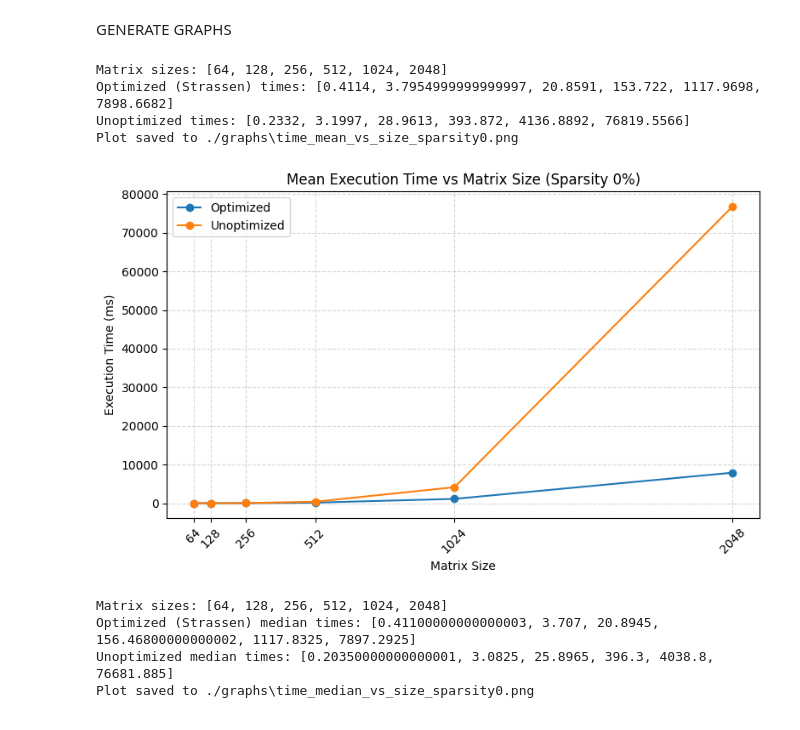
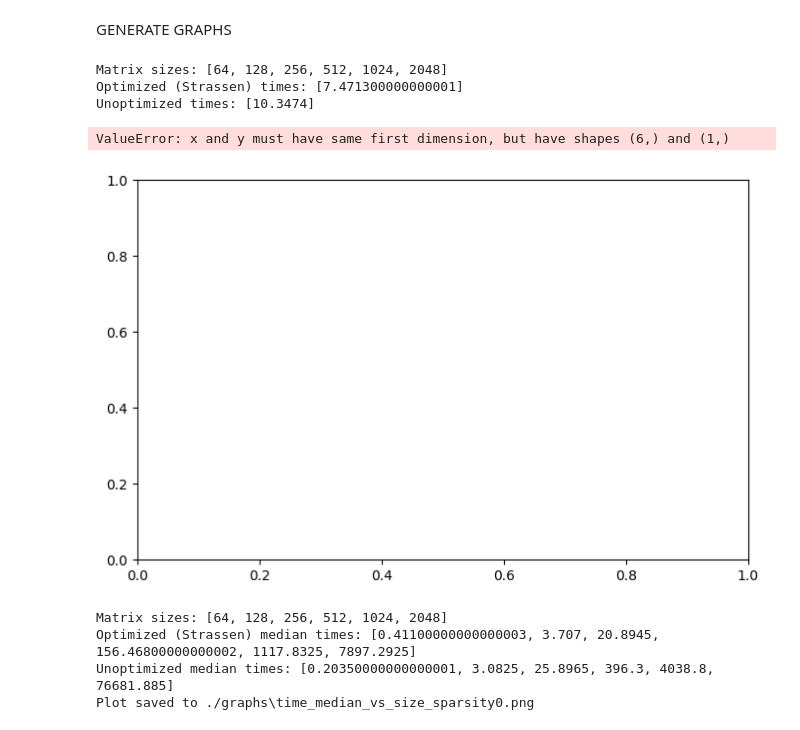
Before and after one commit to KaarloCaballero/Big_data-Task_2, a Jupyter notebook: process_data.ipynb, the cells around one changed output. Saved outputs shown, nothing was run; the diff lists cells and outputs as text; code cells hidden in the pictures.

```diff
--- a/process_data.ipynb
+++ b/process_data.ipynb
@@ -155,34 +149,34 @@ sparsities = [0, 50, 75, 90, 95]
 # %%
 # Filter for sparsity 0
 df_sparsity0 = agg_df[agg_df['sparse_level_percent'] == 0]
 
 # Sort by matrix size to ensure correct order
 df_sparsity0 = df_sparsity0.sort_values('matrix_size')
 
 # Extract execution times
-optimized_times = df_sparsity0[df_sparsity0['implementation'] == 'optimized-strassen']['execution_time_ms_mean'].tolist()
+optimized_times = df_sparsity0[df_sparsity0['implementation'] == 'optimized']['execution_time_ms_mean'].tolist()
 unoptimized_times = df_sparsity0[df_sparsity0['implementation'] == 'unoptimized']['execution_time_ms_mean'].tolist()
 
 # Print results
 print("Matrix sizes:", sizes)
 print("Optimized (Strassen) times:", optimized_times)
 print("Unoptimized times:", unoptimized_times)
 
 plot_lines(
     x=sizes,
     y=[optimized_times, unoptimized_times],
     labels=['Optimized', 'Unoptimized'],
     title='Mean Execution Time vs Matrix Size (Sparsity 0%)',
     xlabel='Matrix Size',
     ylabel='Execution Time (ms)',
     file_name='time_mean_vs_size_sparsity0.png',
 )
 # %% [output]
 Matrix sizes: [64, 128, 256, 512, 1024, 2048]
-Optimized (Strassen) times: [0.4114, 3.7954999999999997, 20.8591, 153.722, 1117.9698, 7898.6682]
-Unoptimized times: [0.2332, 3.1997, 28.9613, 393.872, 4136.8892, 76819.5566]
-Plot saved to ./graphs\time_mean_vs_size_sparsity0.png
+Optimized (Strassen) times: [7.471300000000001]
+Unoptimized times: [10.3474]
+ValueError: x and y must have same first dimension, but have shapes (6,) and (1,)
-[figure, old version]
+[figure, new version]
 # %%
 # Filter for sparsity 0
 df_sparsity0 = agg_df[agg_df['sparse_level_percent'] == 0]
```
Also changed, not shown: parts of 40 cells of this notebook, 51 other files.
